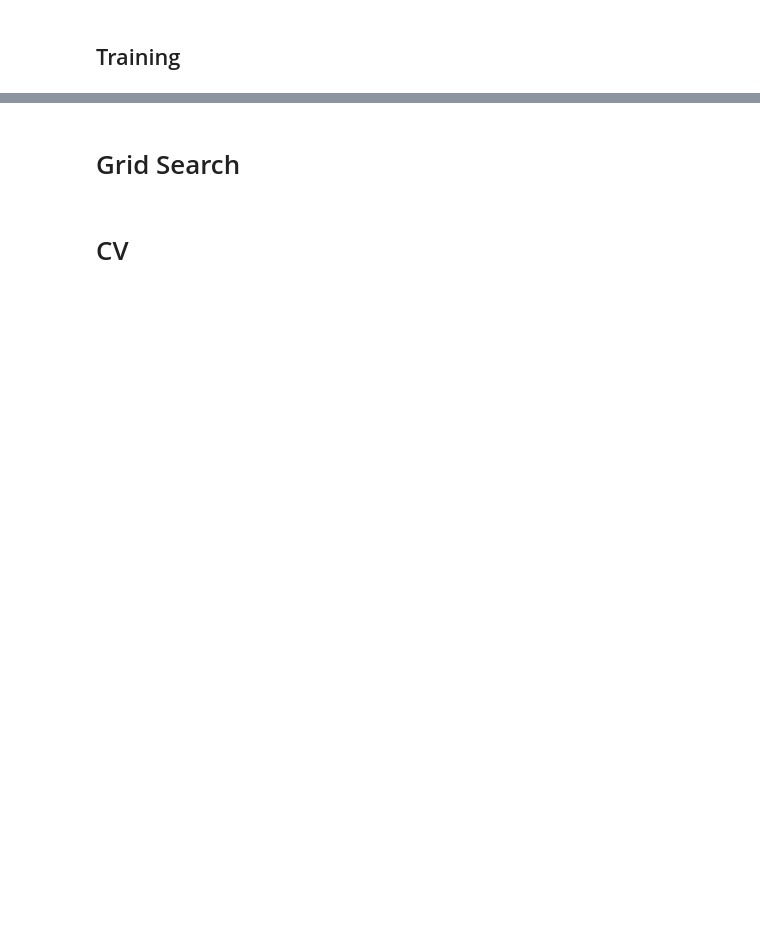
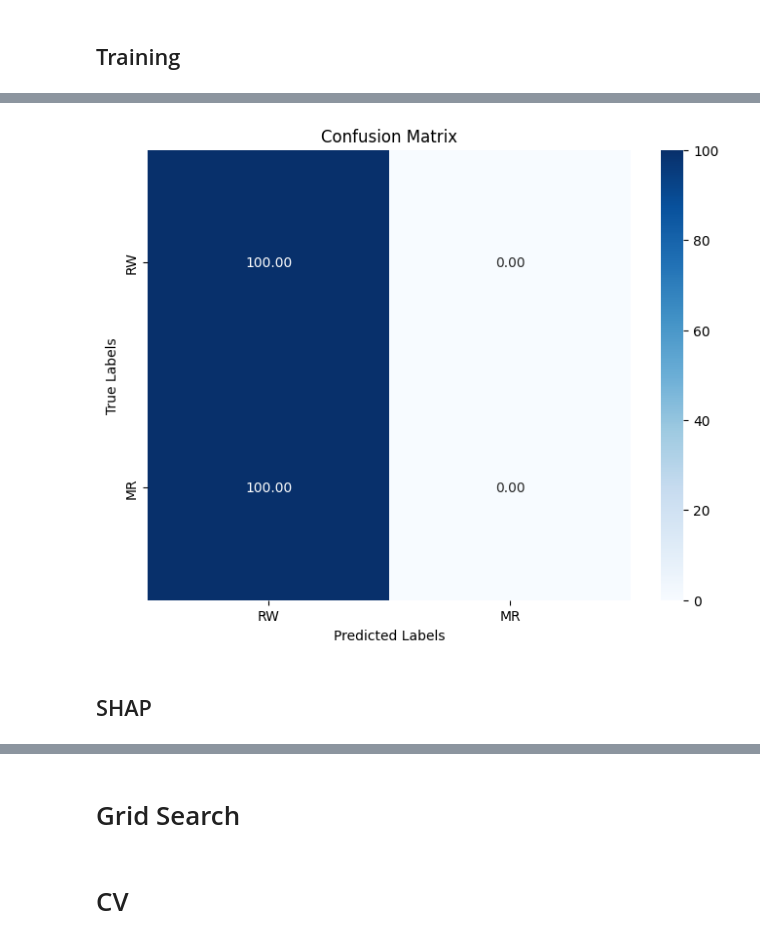
Before and after one commit to adamd1985/intra_day_futures_arb, a Jupyter notebook: cnn_algo.ipynb, the cells around one changed output, grey strips where cells are left out. Saved outputs shown, nothing was run; the diff lists cells and outputs as text; code cells hidden in the pictures; blank space fills up the shorter version.

```diff
--- a/cnn_algo.ipynb
+++ b/cnn_algo.ipynb
@@ -561,0 +774,23 @@ print(metrics_df)
+# %%
+import numpy as np
+import pandas as pd
+import seaborn as sns
+import matplotlib.pyplot as plt
+from tensorflow.math import confusion_matrix
+
+def plot_confusion_matrix(model, data, labels, label_names=['RW', 'MR']):
+    ypred_proba = model.predict(data)
+    pred = (ypred_proba > 0.5).astype(int)
+    cm = confusion_matrix(labels.flatten(), pred)
+
+    plt.figure(figsize=(8, 6))
+    df_cm = pd.DataFrame((cm / np.sum(cm, axis=1)[:, None])*100, index=[i for i in label_names], columns=[i for i in label_names])
+    cm_plot = sns.heatmap(df_cm, annot=True, fmt=".2f", cmap='Blues', xticklabels=label_names, yticklabels=label_names)
+    plt.xlabel('Predicted Labels')
+    plt.ylabel('True Labels')
+    plt.title('Confusion Matrix')
+
+    plt.show()
+
+plot_confusion_matrix(model, sample_val[FEATURES].values, sample_val[META_LABEL].values)
+# %% [output]
@@ -562,3 +798,6 @@ print(metrics_df)
+[figure, added]
+# %% [markdown]
+## SHAP
 # %%
 import shap
 shap.initjs()
```
Also changed, not shown: parts of 25 cells of this notebook, 1 other file.
